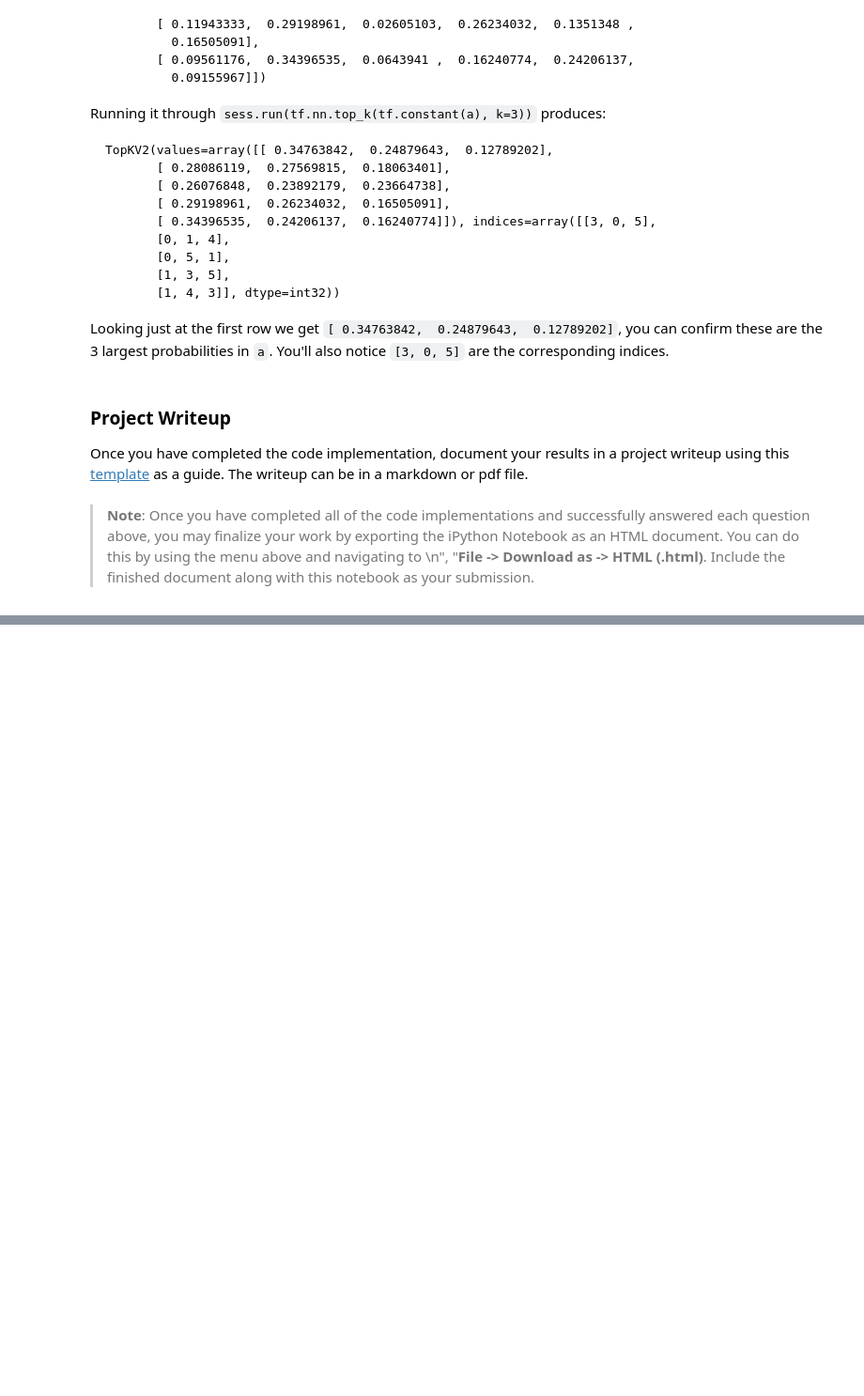
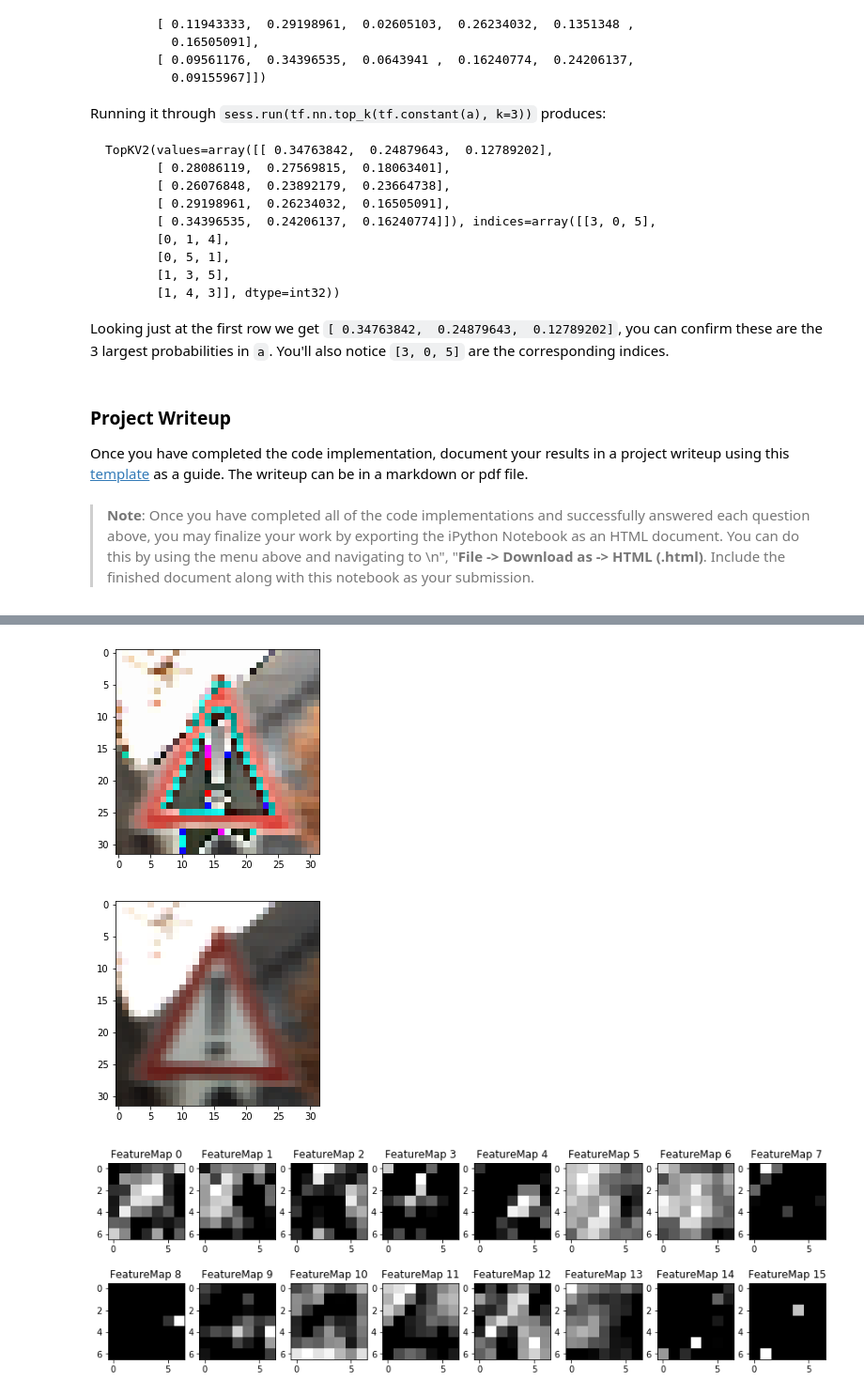
Before and after one commit to Fadi88/CarND-Traffic-Sign-Classifier-Project, a Jupyter notebook: Traffic_Sign_Classifier.ipynb, the cells around one changed output, grey strips where cells are left out. Shown at 94% size. Saved outputs shown, nothing was run; the diff lists cells and outputs as text; code cells hidden in the pictures; blank space fills up the shorter version.

```diff
--- a/Traffic_Sign_Classifier.ipynb
+++ b/Traffic_Sign_Classifier.ipynb
@@ -239,8 +234,8 @@ import tensorflow as tf
 from tensorflow.contrib.layers import flatten
 
 EPOCHS = 80
-BATCH_SIZE = 32
-keep_prob_value = 0.9
+BATCH_SIZE = 50
+keep_prob_value = 0.8
 
 keep_prob = tf.placeholder(tf.float32, None)
 
@@ -337,7 +332,7 @@ x = tf.placeholder(tf.float32, (None, 32, 32, 3))
 y = tf.placeholder(tf.int32, (None))
 one_hot_y = tf.one_hot(y, 43)
 # %%
-rate_value = 0.022
+rate_value = 0.023
 rate = tf.placeholder(tf.float32, (None))
 
 logits , convnet_output  = LeNet_modified(x)
@@ -406,14 +393,14 @@ with tf.Session() as sess:
         elif  training_accuracy > 0.98 and training_accuracy <= 0.99:
             rate_value = 0.75  * rate_init
         elif training_accuracy > 0.99 :
-            rate_value = 0.7 * rate_init
+            rate_value = 0.695 * rate_init
         else :
             #keep_prob_value = dropout_init
             rate_value = rate_init
 
         #early termination if two succsive validation accuracy exceed 94.5%
-        if validation_accuracy > 0.947:
-            if prv_valid > 0.947:
+        if validation_accuracy > 0.945:
+            if prv_valid > 0.945:
                 print('early termination')
                 break
             else :
@@ -578,33 +615,38 @@ For an example of what feature map outputs look like, check out NVIDIA's results
 # activation_min/max: can be used to view the activation contrast in more detail, by default matplot sets min and max to the actual min and max values of the output
 # plt_num: used to plot out multiple different weight feature map sets on the same block, just extend the plt number for each new feature map entry
 
 def outputFeatureMap(image_input, tf_activation, activation_min=-1, activation_max=-1 ,plt_num=1):
     # Here make sure to preprocess your image_input in a way your network expects
     # with size, normalization, ect if needed
     image_input = np.reshape(image_input , [1 , 32 , 32 ,3])
     # Note: x should be the same name as your network's tensorflow data placeholder variable
     # If you get an error tf_activation is not defined it may be having trouble accessing the variable from inside a function
     activation = tf_activation.eval(session=sess,feed_dict={x : image_input})
     #sess.run(tf_activation ,{x : image_input} )
     featuremaps = activation.shape[3]
     plt.figure(plt_num, figsize=(15,15))
     for featuremap in range(featuremaps):
         plt.subplot(6,8, featuremap+1) # sets the number of feature maps to show on each row and column
         plt.title('FeatureMap ' + str(featuremap)) # displays the feature map number
         if activation_min != -1 & activation_max != -1:
             plt.imshow(activation[0,:,:, featuremap], interpolation="nearest", vmin =activation_min, vmax=activation_max, cmap="gray")
         elif activation_max != -1:
             plt.imshow(activation[0,:,:, featuremap], interpolation="nearest", vmax=activation_max, cmap="gray")
         elif activation_min !=-1:
             plt.imshow(activation[0,:,:, featuremap], interpolation="nearest", vmin=activation_min, cmap="gray")
         else:
             plt.imshow(activation[0,:,:, featuremap], interpolation="nearest", cmap="gray")
 
 
 
 with tf.Session() as sess:
     sess.run(tf.global_variables_initializer())
-    print(X_test[75].shape)
-    plt.imshow(X_test_input[75] , cmap='gray')
+    plt.imshow(X_test[42] , cmap='gray')
     plt.show()
-    outputFeatureMap(X_test[75] , convnet_output )
+    plt.imshow(X_test_input[42] , cmap='gray')
+    plt.show()
+    outputFeatureMap(X_test[42] , convnet_output )
+# %% [output]
+[figure, added]
+[figure, added]
+[figure, added]
```
Also changed, not shown: parts of 6 cells of this notebook, 1 other file.
